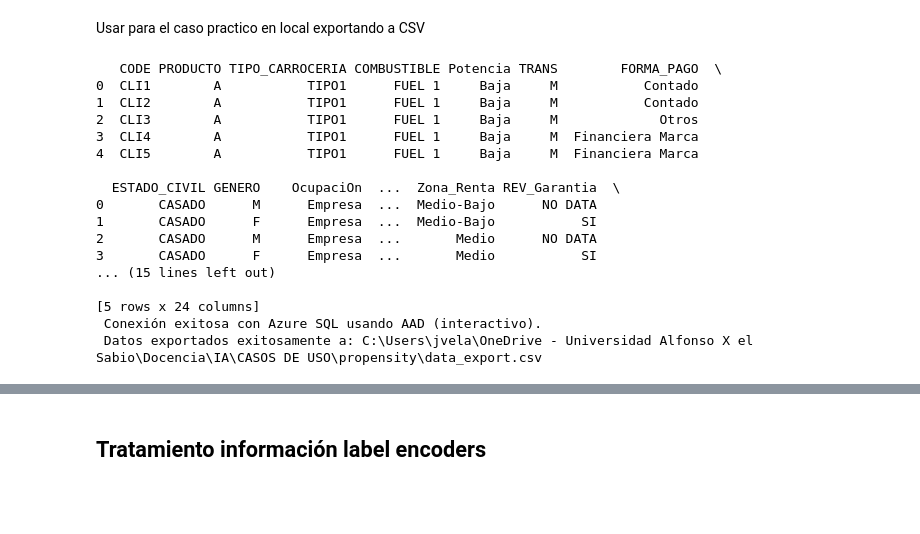
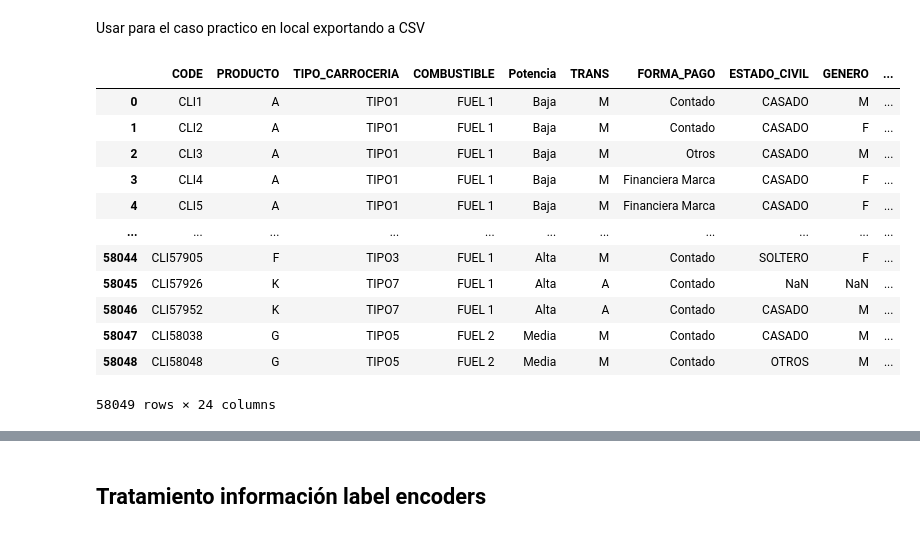
Before and after one commit to alejandromtnz/Purchase-Propensity-Model, a Jupyter notebook: ejemplo_itera.ipynb, the cells around one changed output, grey strips where cells are left out. Saved outputs shown, nothing was run; the diff lists cells and outputs as text; code cells hidden in the pictures; blank space fills up the shorter version.

```diff
--- a/ejemplo_itera.ipynb
+++ b/ejemplo_itera.ipynb
@@ -73,49 +84,49 @@ from sklearn.metrics import (
 # %% [markdown]
 Usar para el caso practico  en local exportando a CSV
 # %%
-import pyodbc
-import pandas as pd
+# import pyodbc
+# import pandas as pd
 
-# Configuración de conexión a Azure SQL con AAD
-SERVER = 'uaxmathfis.database.windows.net'
-DATABASE = 'usecases'
-DRIVER = '{ODBC Driver 18 for SQL Server}'
+# # Configuración de conexión a Azure SQL con AAD
+# SERVER = 'uaxmathfis.database.windows.net'
+# DATABASE = 'usecases'
+# DRIVER = '{ODBC Driver 18 for SQL Server}'
 
-# Usar autenticación interactiva de Azure Active Directory (abre una ventana de login)
-conn_str = f"DRIVER={DRIVER};SERVER={SERVER};DATABASE={DATABASE};Authentication=ActiveDirectoryInteractive"
+# # Usar autenticación interactiva de Azure Active Directory (abre una ventana de login)
+# conn_str = f"DRIVER={DRIVER};SERVER={SERVER};DATABASE={DATABASE};Authentication=ActiveDirectoryInteractive"
 
-try:
-    conn = pyodbc.connect(conn_str)
-    sql_query = "SELECT * FROM [DATAEX].[IA_PROPENSITY_TRAIN]"
-    data = pd.read_sql(sql_query, conn)
+# try:
+#     conn = pyodbc.connect(conn_str)
+#     sql_query = "SELECT * FROM [DATAEX].[IA_PROPENSITY_TRAIN]"
+#     data = pd.read_sql(sql_query, conn)
 
-    print(data.head())
-    print(" Conexión exitosa con Azure SQL usando AAD (interactivo).")
+#     print(data.head())
+#     print(" Conexión exitosa con Azure SQL usando AAD (interactivo).")
 
-    # Ruta de exportación
-    csv_path = r"C:\Users\jvela\OneDrive - Universidad Alfonso X el Sabio\Docencia\IA\CASOS DE USO\propensity\data_export.csv"
+#     # Ruta de exportación
+#     csv_path = r"C:\Users\jvela\OneDrive - Universidad Alfonso X el Sabio\Docencia\IA\CASOS DE USO\propensity\data_export.csv"
 
-    # Exportar a CSV
-    data.to_csv(csv_path, index=False, encoding='utf-8-sig')
-    print(f" Datos exportados exitosamente a: {csv_path}")
+#     # Exportar a CSV
+#     data.to_csv(csv_path, index=False, encoding='utf-8-sig')
+#     print(f" Datos exportados exitosamente a: {csv_path}")
 
-except Exception as e:
-    print(f" Error de conexión: {e}")
+# except Exception as e:
+#     print(f" Error de conexión: {e}")
-# %% [output]
-   CODE PRODUCTO TIPO_CARROCERIA COMBUSTIBLE Potencia TRANS        FORMA_PAGO  \
-0  CLI1        A           TIPO1      FUEL 1     Baja     M           Contado
-1  CLI2        A           TIPO1      FUEL 1     Baja     M           Contado
-2  CLI3        A           TIPO1      FUEL 1     Baja     M             Otros
-3  CLI4        A           TIPO1      FUEL 1     Baja     M  Financiera Marca
-4  CLI5        A           TIPO1      FUEL 1     Baja     M  Financiera Marca
-
-  ESTADO_CIVIL GENERO    OcupaciOn  ...  Zona_Renta REV_Garantia  \
-0       CASADO      M      Empresa  ...  Medio-Bajo      NO DATA
-1       CASADO      F      Empresa  ...  Medio-Bajo           SI
-2       CASADO      M      Empresa  ...       Medio      NO DATA
-3       CASADO      F      Empresa  ...       Medio           SI
-... (15 lines left out)
-
-[5 rows x 24 columns]
- Conexión exitosa con Azure SQL usando AAD (interactivo).
- Datos exportados exitosamente a: C:\Users\jvela\OneDrive - Universidad Alfonso X el Sabio\Docencia\IA\CASOS DE USO\propensity\data_export.csv
+# %%
+data = pd.read_csv(r'docs\Propensity.csv', delimiter=',')
+
+display(data)
+# %% [output]
+|  | CODE | PRODUCTO | TIPO_CARROCERIA | COMBUSTIBLE | Potencia | TRANS | FORMA_PAGO | ESTADO_CIVIL | GENERO | ... |
+| 0 | CLI1 | A | TIPO1 | FUEL 1 | Baja | M | Contado | CASADO | M | ... |
+| 1 | CLI2 | A | TIPO1 | FUEL 1 | Baja | M | Contado | CASADO | F | ... |
+| 2 | CLI3 | A | TIPO1 | FUEL 1 | Baja | M | Otros | CASADO | M | ... |
+| 3 | CLI4 | A | TIPO1 | FUEL 1 | Baja | M | Financiera Marca | CASADO | F | ... |
+| 4 | CLI5 | A | TIPO1 | FUEL 1 | Baja | M | Financiera Marca | CASADO | F | ... |
+| ... | ... | ... | ... | ... | ... | ... | ... | ... | ... | ... |
+| 58044 | CLI57905 | F | TIPO3 | FUEL 1 | Alta | M | Contado | SOLTERO | F | ... |
+| 58045 | CLI57926 | K | TIPO7 | FUEL 1 | Alta | A | Contado | NaN | NaN | ... |
+| 58046 | CLI57952 | K | TIPO7 | FUEL 1 | Alta | A | Contado | CASADO | M | ... |
+| 58047 | CLI58038 | G | TIPO5 | FUEL 2 | Media | M | Contado | CASADO | M | ... |
+| 58048 | CLI58048 | G | TIPO5 | FUEL 2 | Media | M | Contado | OTROS | M | ... |
+58049 rows × 24 columns
```
Also changed, not shown: parts of 18 cells of this notebook.
